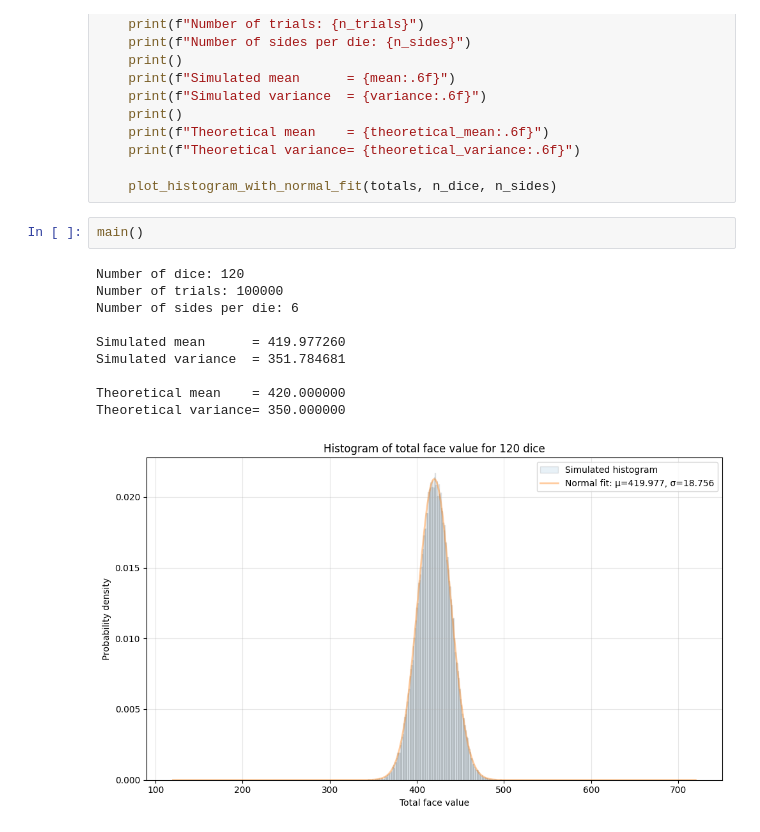
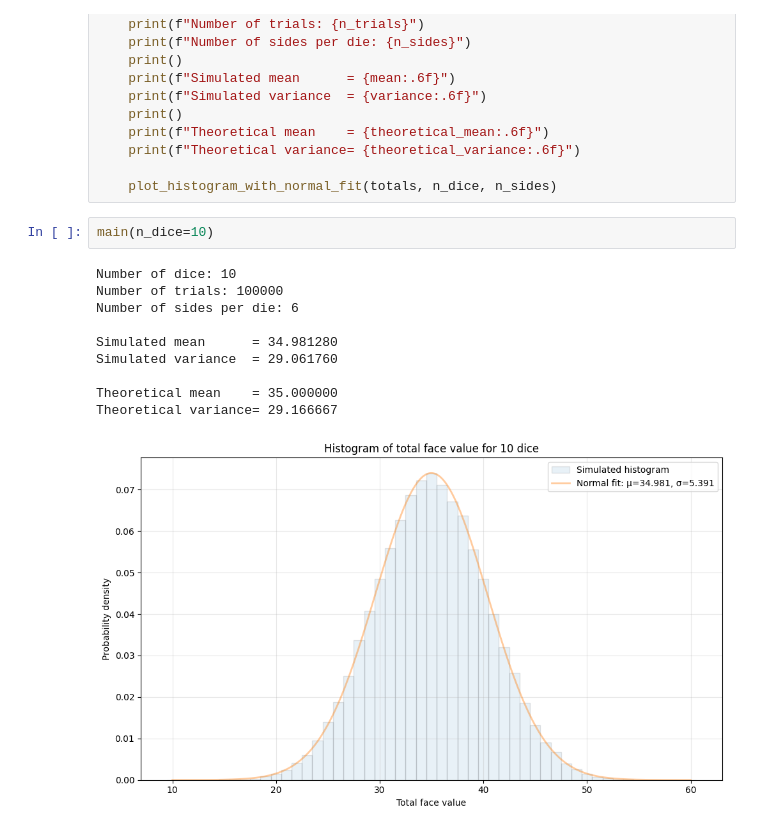
Before and after one commit to ydGit/qpac, a Jupyter notebook: code/jupyter/probabilityManyDice.ipynb, the cells around one changed output. Saved outputs shown, nothing was run; the diff lists cells and outputs as text.

```diff
--- a/code/jupyter/probabilityManyDice.ipynb
+++ b/code/jupyter/probabilityManyDice.ipynb
@@ -80,15 +80,15 @@ def main(n_dice: int = 120, n_trials: int = 100000, n_sides: int = 6, seed: int
 
     plot_histogram_with_normal_fit(totals, n_dice, n_sides)
 # %%
-main()
+main(n_dice=10)
 # %% [output]
-Number of dice: 120
+Number of dice: 10
 Number of trials: 100000
 Number of sides per die: 6
 
-Simulated mean      = 419.977260
-Simulated variance  = 351.784681
+Simulated mean      = 34.981280
+Simulated variance  = 29.061760
 
-Theoretical mean    = 420.000000
-Theoretical variance= 350.000000
+Theoretical mean    = 35.000000
+Theoretical variance= 29.166667
-[figure, old version]
+[figure, new version]
```
Also changed, not shown: parts of 3 cells of this notebook, 11 other files.
